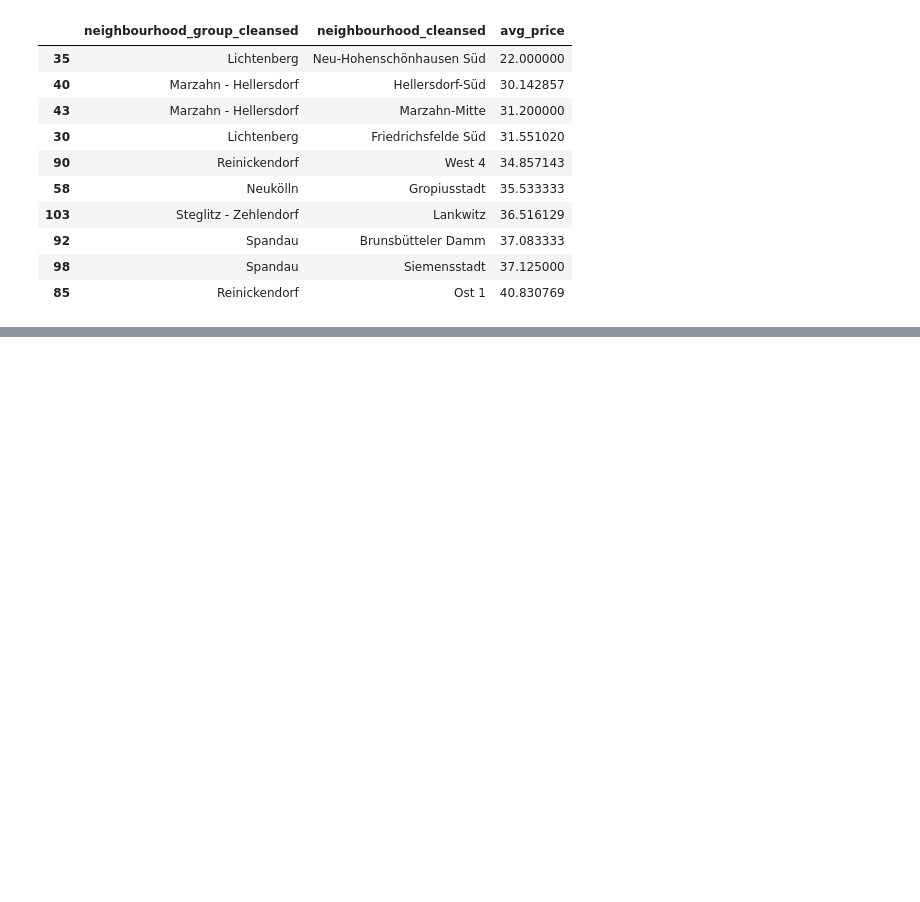
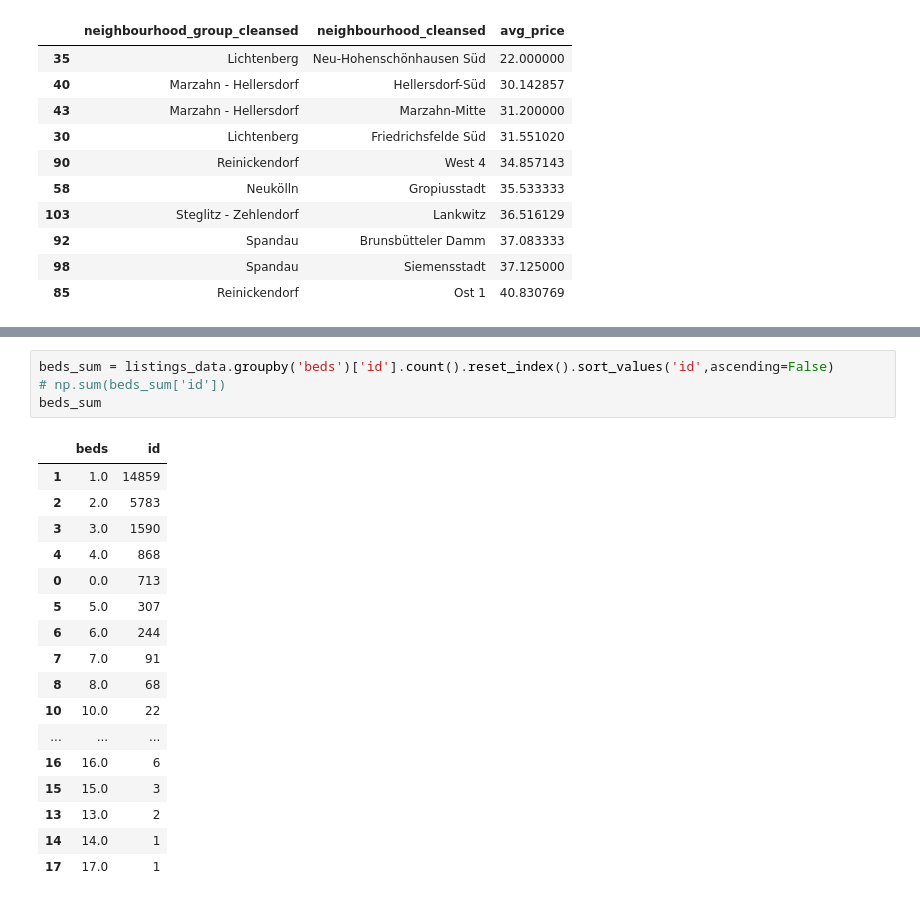
Before and after one commit to wkirui/Airbnb-Price-Prediction, a Jupyter notebook: Airbnb Data Data Processing.ipynb, the cells around one changed output, grey strips where cells are left out. Cells and saved outputs as stored; diff of their text form; blank space fills up the shorter version.

```diff
--- a/Airbnb Data Data Processing.ipynb
+++ b/Airbnb Data Data Processing.ipynb
@@ -221,0 +343,22 @@ listings_data.groupby(['neighbourhood_group_cleansed','neighbourhood_cleansed'])
+# %%
+beds_sum = listings_data.groupby('beds')['id'].count().reset_index().sort_values('id',ascending=False)
+# np.sum(beds_sum['id'])
+beds_sum
+# %% [output]
+|  | beds | id |
+| 1 | 1.0 | 14859 |
+| 2 | 2.0 | 5783 |
+| 3 | 3.0 | 1590 |
+| 4 | 4.0 | 868 |
+| 0 | 0.0 | 713 |
+| 5 | 5.0 | 307 |
+| 6 | 6.0 | 244 |
+| 7 | 7.0 | 91 |
+| 8 | 8.0 | 68 |
+| 10 | 10.0 | 22 |
+| ... | ... | ... |
+| 16 | 16.0 | 6 |
+| 15 | 15.0 | 3 |
+| 13 | 13.0 | 2 |
+| 14 | 14.0 | 1 |
+| 17 | 17.0 | 1 |
```
Also changed, not shown: parts of 18 cells of this notebook.
